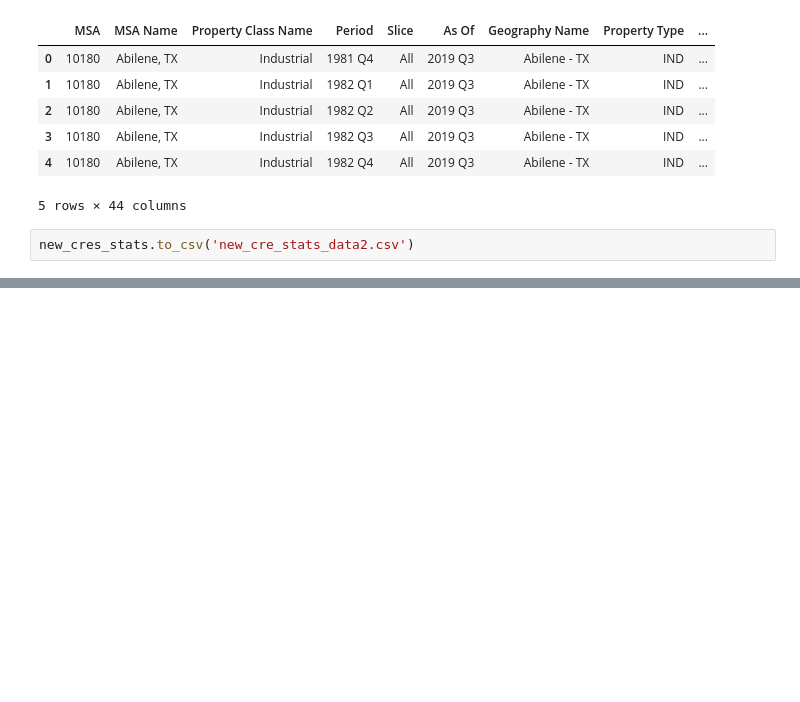
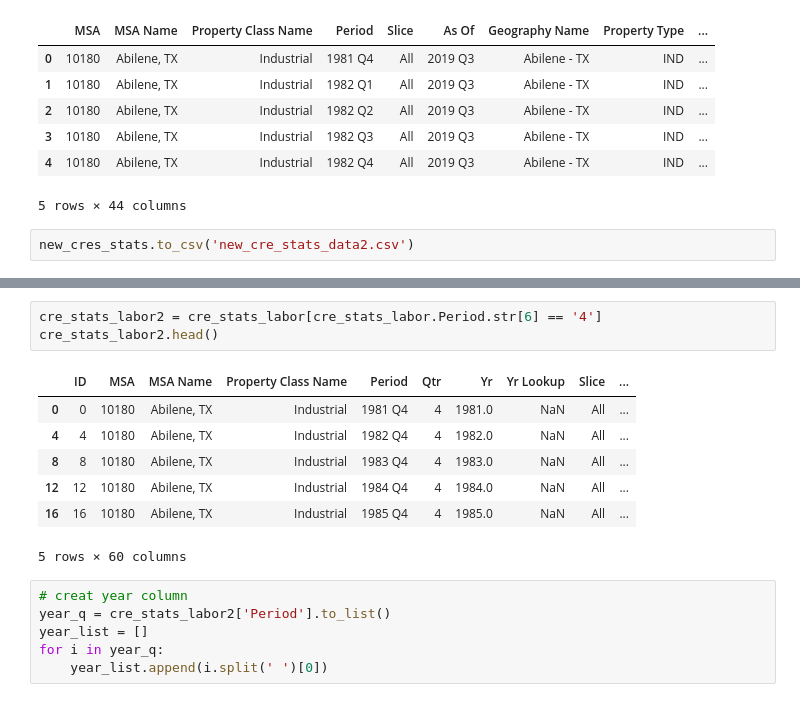
Before and after one commit to 3chords/ETL_Project, a Jupyter notebook: MSA_matching.ipynb, the cells around one changed output, grey strips where cells are left out. Saved outputs shown, nothing was run; the diff lists cells and outputs as text; blank space fills up the shorter version.

```diff
--- a/MSA_matching.ipynb
+++ b/MSA_matching.ipynb
@@ -189,0 +290,17 @@ new_cres_stats.to_csv('new_cre_stats_data2.csv')
+# %%
+cre_stats_labor2 = cre_stats_labor[cre_stats_labor.Period.str[6] == '4']
+cre_stats_labor2.head()
+# %% [output]
+|  | ID | MSA | MSA Name | Property Class Name | Period | Qtr | Yr | Yr Lookup | Slice | ... |
+| 0 | 0 | 10180 | Abilene, TX | Industrial | 1981 Q4 | 4 | 1981.0 | NaN | All | ... |
+| 4 | 4 | 10180 | Abilene, TX | Industrial | 1982 Q4 | 4 | 1982.0 | NaN | All | ... |
+| 8 | 8 | 10180 | Abilene, TX | Industrial | 1983 Q4 | 4 | 1983.0 | NaN | All | ... |
+| 12 | 12 | 10180 | Abilene, TX | Industrial | 1984 Q4 | 4 | 1984.0 | NaN | All | ... |
+| 16 | 16 | 10180 | Abilene, TX | Industrial | 1985 Q4 | 4 | 1985.0 | NaN | All | ... |
+5 rows × 60 columns
+# %%
+# creat year column
+year_q = cre_stats_labor2['Period'].to_list()
+year_list = []
+for i in year_q:
+    year_list.append(i.split(' ')[0])
```
Also changed, not shown: parts of 20 cells of this notebook, 1 other file.
